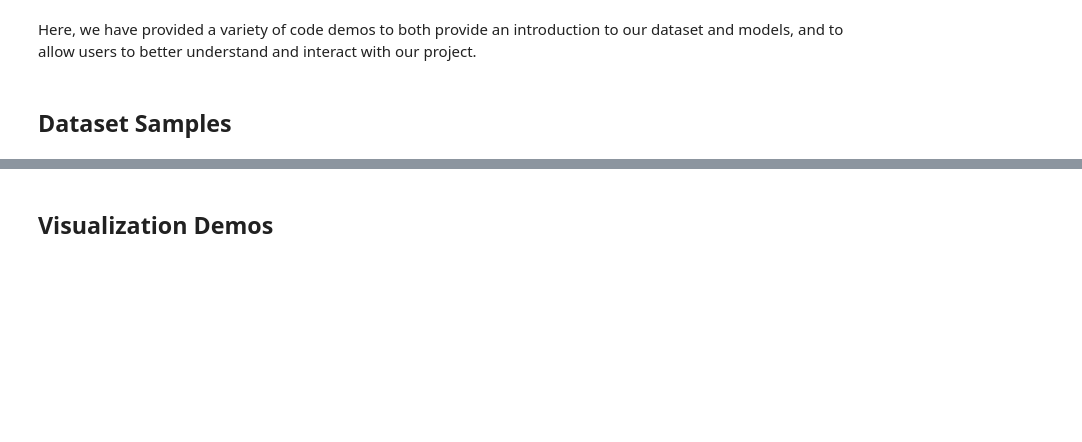
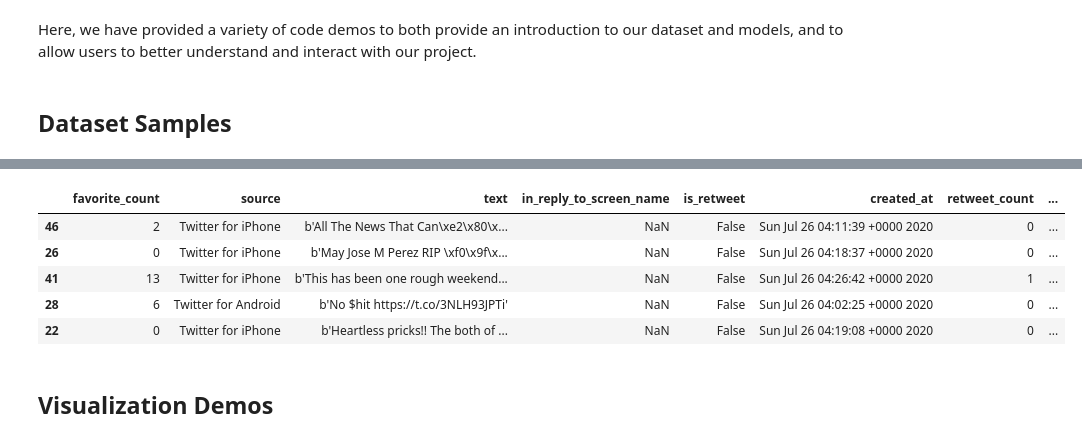
Before and after one commit to wpledig/covid19-twitter-sentiment, a Jupyter notebook: Demo.ipynb, the cells around one changed output, grey strips where cells are left out. Cells and saved outputs as stored; diff of their text form; code cells hidden in the pictures; blank space fills up the shorter version.

```diff
--- a/Demo.ipynb
+++ b/Demo.ipynb
@@ -7,3 +21,13 @@ Here, we have provided a variety of code demos to both provide an introduction t
+# %%
+emo_df = pd.read_csv('sentiment-tagging/data/emotion-samples.csv')
+emo_df.sample(n=5)
+# %% [output]
+|  | favorite_count | source | text | in_reply_to_screen_name | is_retweet | created_at | retweet_count | ... |
+| 46 | 2 | Twitter for iPhone | b'All The News That Can\xe2\x80\x... | NaN | False | Sun Jul 26 04:11:39 +0000 2020 | 0 | ... |
+| 26 | 0 | Twitter for iPhone | b'May Jose M Perez RIP \xf0\x9f\x... | NaN | False | Sun Jul 26 04:18:37 +0000 2020 | 0 | ... |
+| 41 | 13 | Twitter for iPhone | b'This has been one rough weekend... | NaN | False | Sun Jul 26 04:26:42 +0000 2020 | 1 | ... |
+| 28 | 6 | Twitter for Android | b'No $hit https://t.co/3NLH93JPTi' | NaN | False | Sun Jul 26 04:02:25 +0000 2020 | 0 | ... |
+| 22 | 0 | Twitter for iPhone | b'Heartless pricks!! The both of ... | NaN | False | Sun Jul 26 04:19:08 +0000 2020 | 0 | ... |
 # %% [markdown]
 ## Visualization Demos
 # %% [markdown]
```
Also changed, not shown: parts of 2 cells of this notebook, 2 other files.
